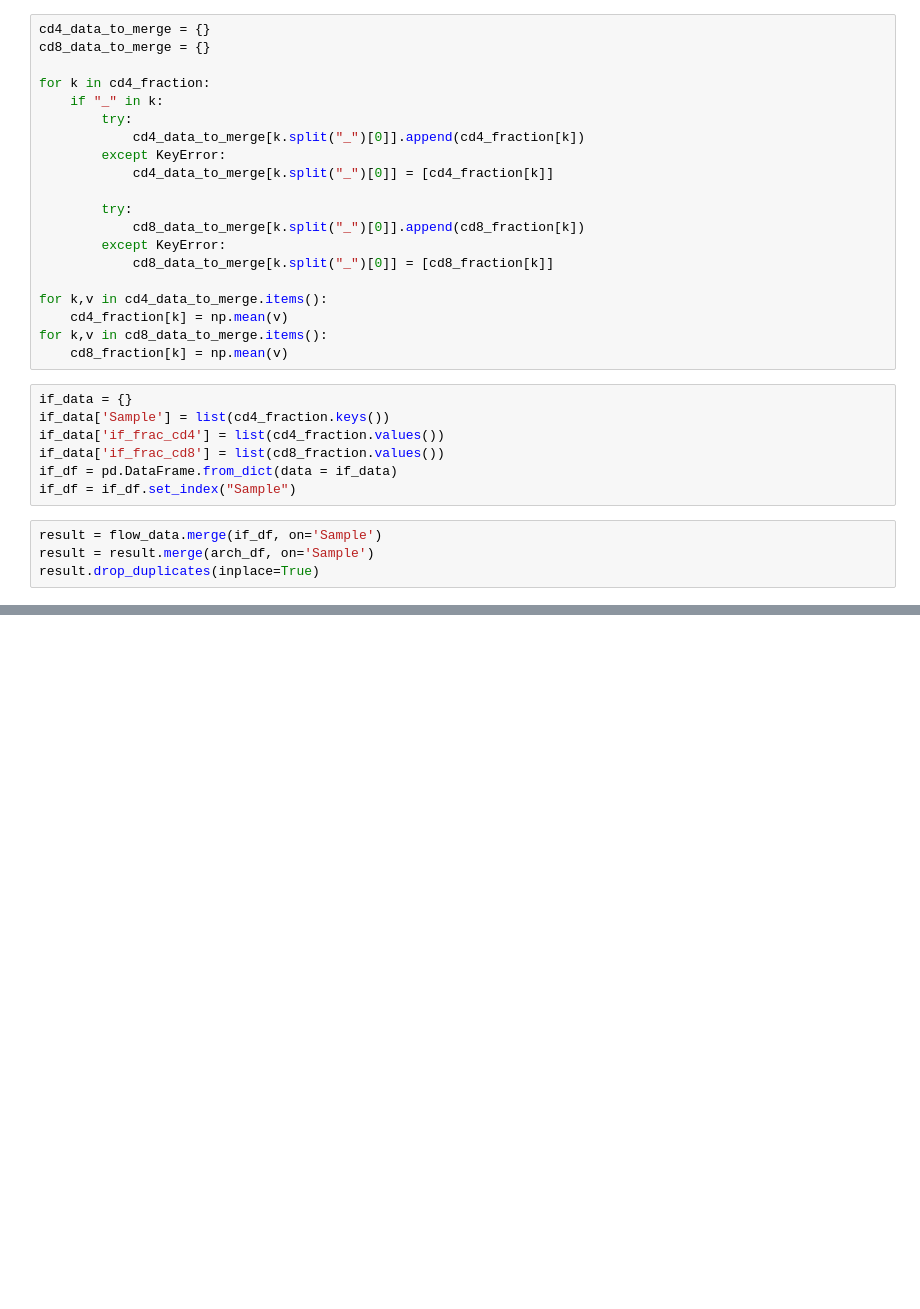
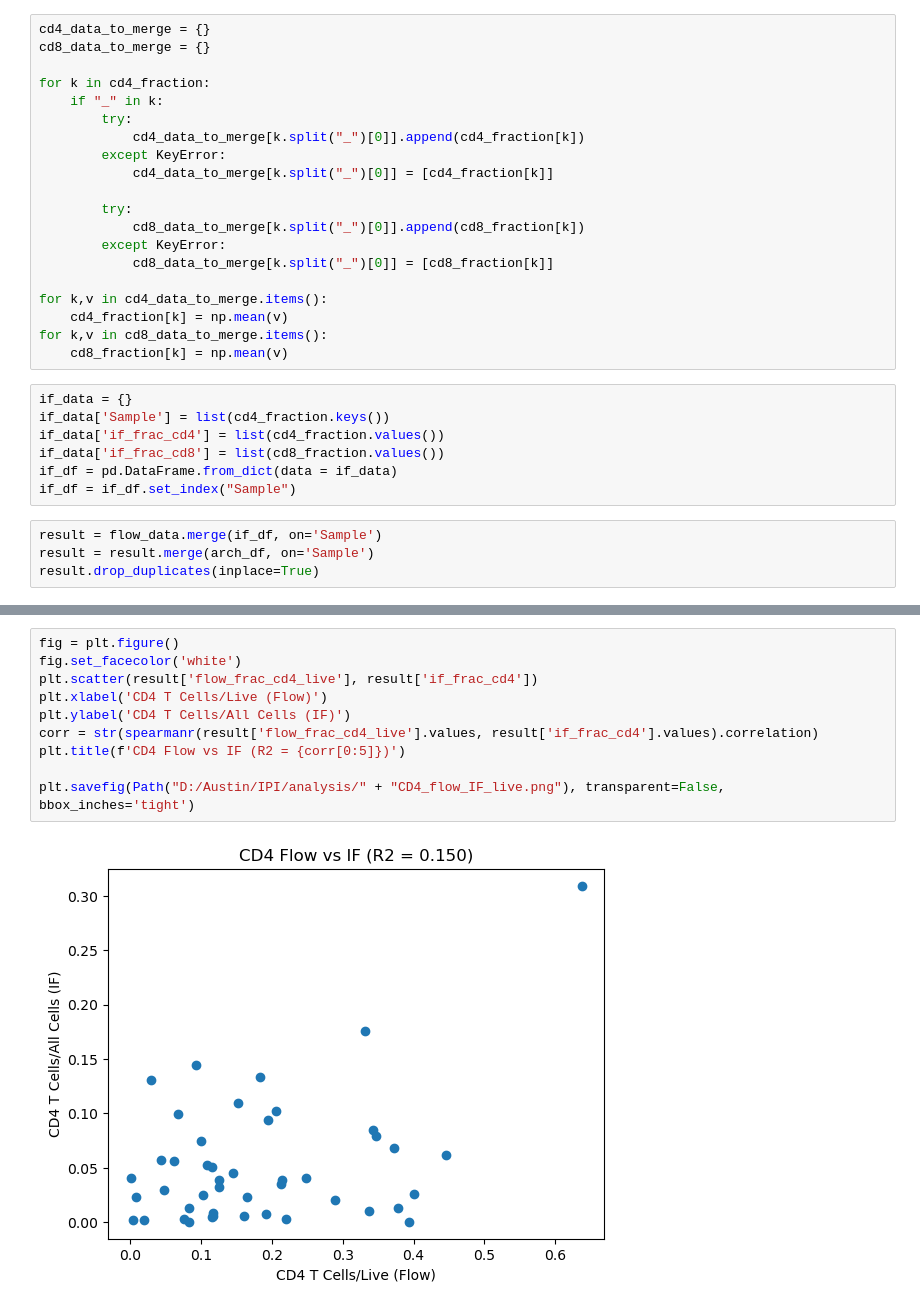
Before and after one commit to awedwards/IPI_analysis_scripts, a Jupyter notebook: flow_vs_if.ipynb, the cells around one changed output, grey strips where cells are left out. Drawn from its saved outputs; the diff is of its cells as text; blank space fills up the shorter version.

```diff
--- a/flow_vs_if.ipynb
+++ b/flow_vs_if.ipynb
@@ -106,3 +111,15 @@ plt.savefig(Path("D:/Austin/IPI/analysis/" + "CD4_flow_IF.png"), transparent=Fal
+# %%
+fig = plt.figure()
+fig.set_facecolor('white')
+plt.scatter(result['flow_frac_cd4_live'], result['if_frac_cd4'])
+plt.xlabel('CD4 T Cells/Live (Flow)')
+plt.ylabel('CD4 T Cells/All Cells (IF)')
+corr = str(spearmanr(result['flow_frac_cd4_live'].values, result['if_frac_cd4'].values).correlation)
+plt.title(f'CD4 Flow vs IF (R2 = {corr[0:5]})')
+
+plt.savefig(Path("D:/Austin/IPI/analysis/" + "CD4_flow_IF_live.png"), transparent=False, bbox_inches='tight')
+# %% [output]
+[figure, added]
 # %%
 fig = plt.figure()
 fig.set_facecolor('white')
```
Also changed, not shown: parts of 10 cells of this notebook, 3 other files.
